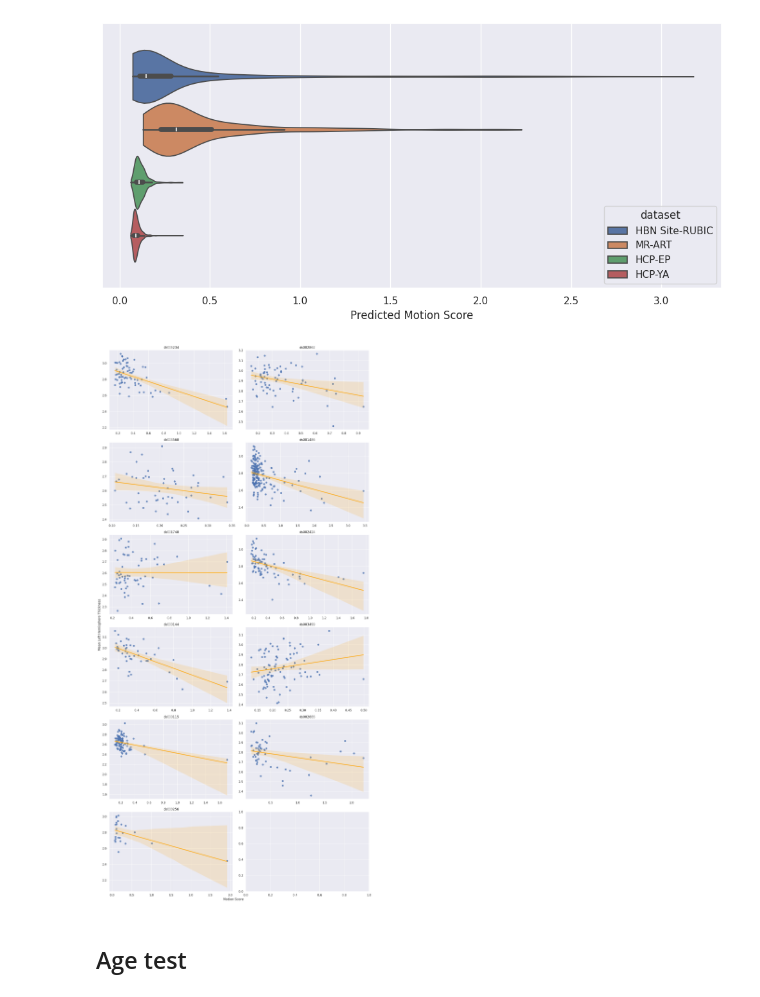
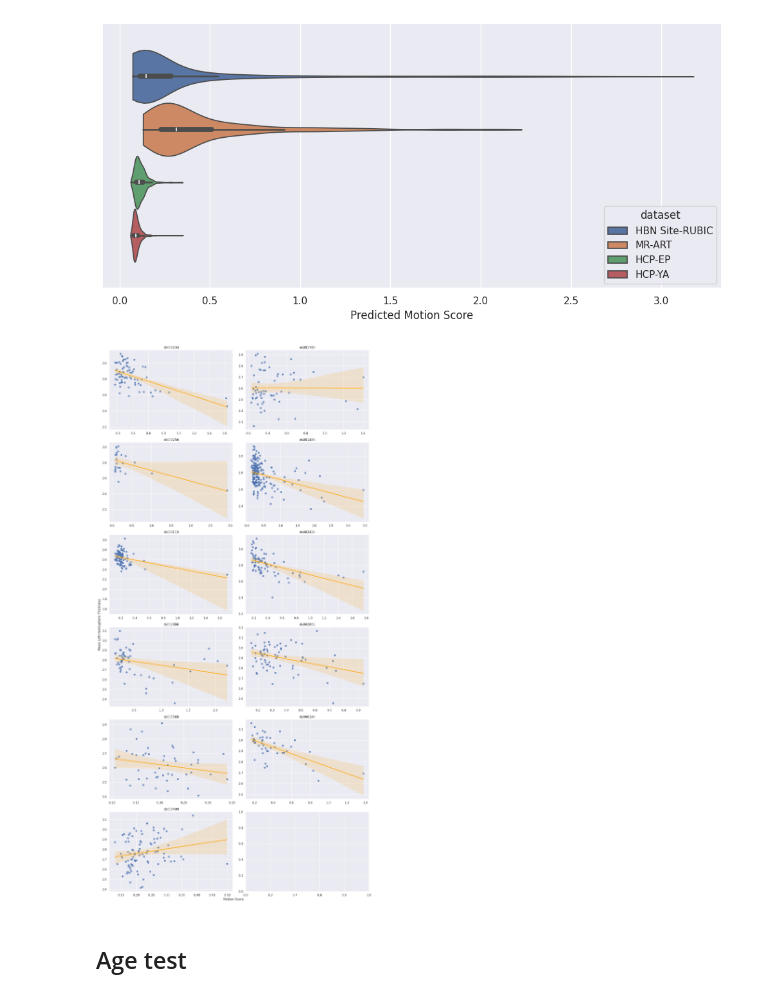
Before and after one commit to Neuro-iX/cortical-motion, a Jupyter notebook: article/analyse_publication.ipynb, the cells around one changed output. Cells and saved outputs as stored; diff of their text form; code cells hidden in the pictures.

```diff
--- a/article/analyse_publication.ipynb
+++ b/article/analyse_publication.ipynb
@@ -508,7 +465,7 @@ datasets = [
 
 for ax, (title, df) in zip(axes, datasets):
     sb.regplot(
-        data=df[df["model"] == "SFCN_conv2_aug_shift_noweight"],
+        data=df[df["model"] == "SFCN_conv2_aug_shift"],
         x="motion",
         y="lh_MeanThickness_thickness",
         line_kws={"color": "orange"},
@@ -561,35 +518,35 @@ plt.show()
 import matplotlib.pyplot as plt
 import seaborn as sb
 
 fig, axes = plt.subplots(6, 2, figsize=(15, 30))  # Independent scales
 
 axes = axes.flatten()
 
 datasets = openneuro_df["dataset"].unique()
 
 for ax, ds in zip(axes, datasets):
     sb.regplot(
         data=openneuro_df[
-            (openneuro_df["model"] == "SFCN_conv2_aug_shift_noweight")
+            (openneuro_df["model"] == "SFCN_conv2_aug_shift")
             & (openneuro_df["dataset"] == ds)
         ],
         x="motion",
         y="lh_MeanThickness_thickness",
         line_kws={"color": "orange"},
         ax=ax,
     )
     ax.set_title(ds)
     ax.set_xlabel("")  # Remove individual x labels
     ax.set_ylabel("")  # Remove individual y labels
 
 # Set shared axis labels
 fig.supxlabel("Motion Score", fontsize=12)
 fig.supylabel("Mean Left Hemisphere Thickness", fontsize=12)
 
 plt.tight_layout()
 plt.show()
 # %% [output]
-[figure, old version]
+[figure, new version]
 # %% [markdown]
 ## Age test
 # %%
```
Also changed, not shown: parts of 8 cells of this notebook.
